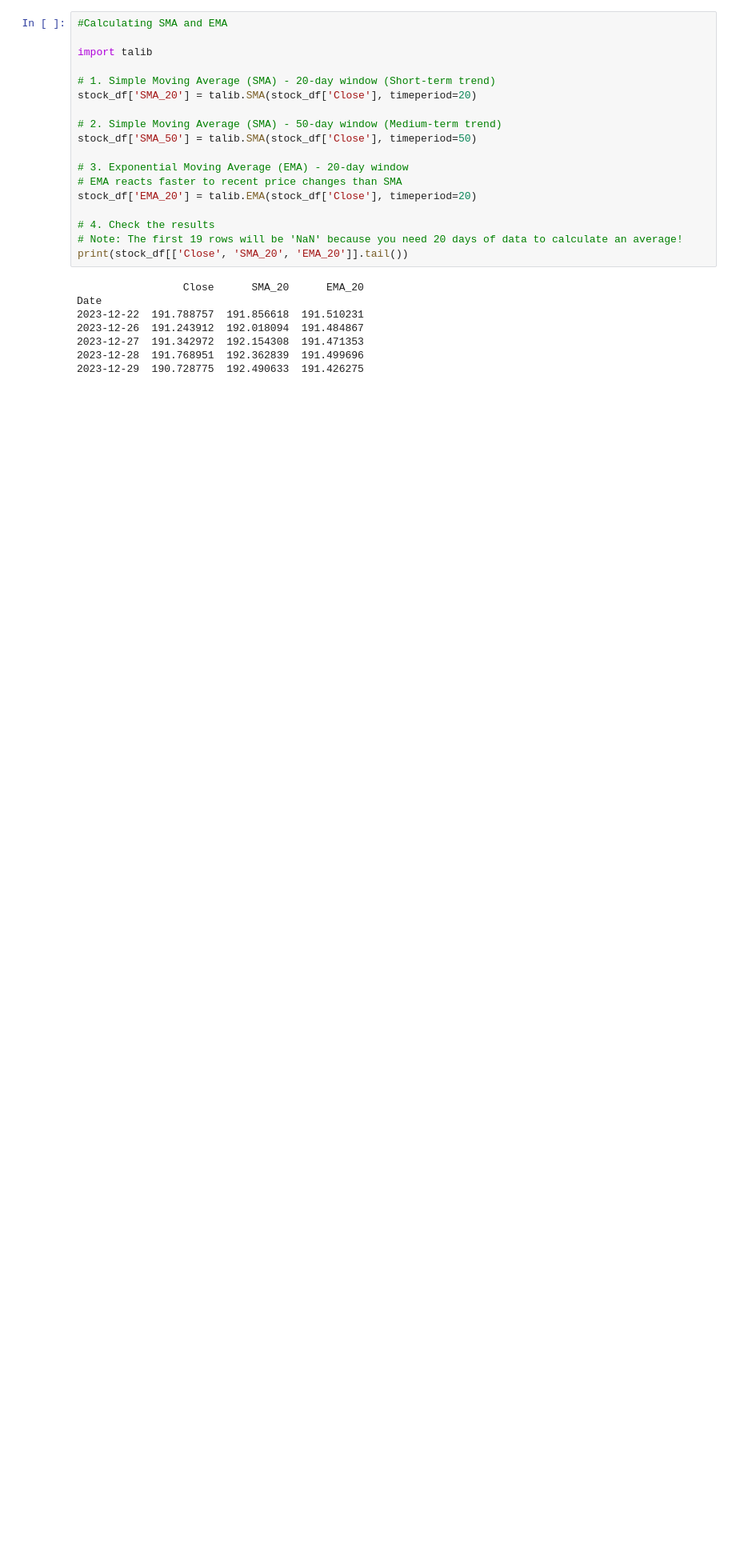
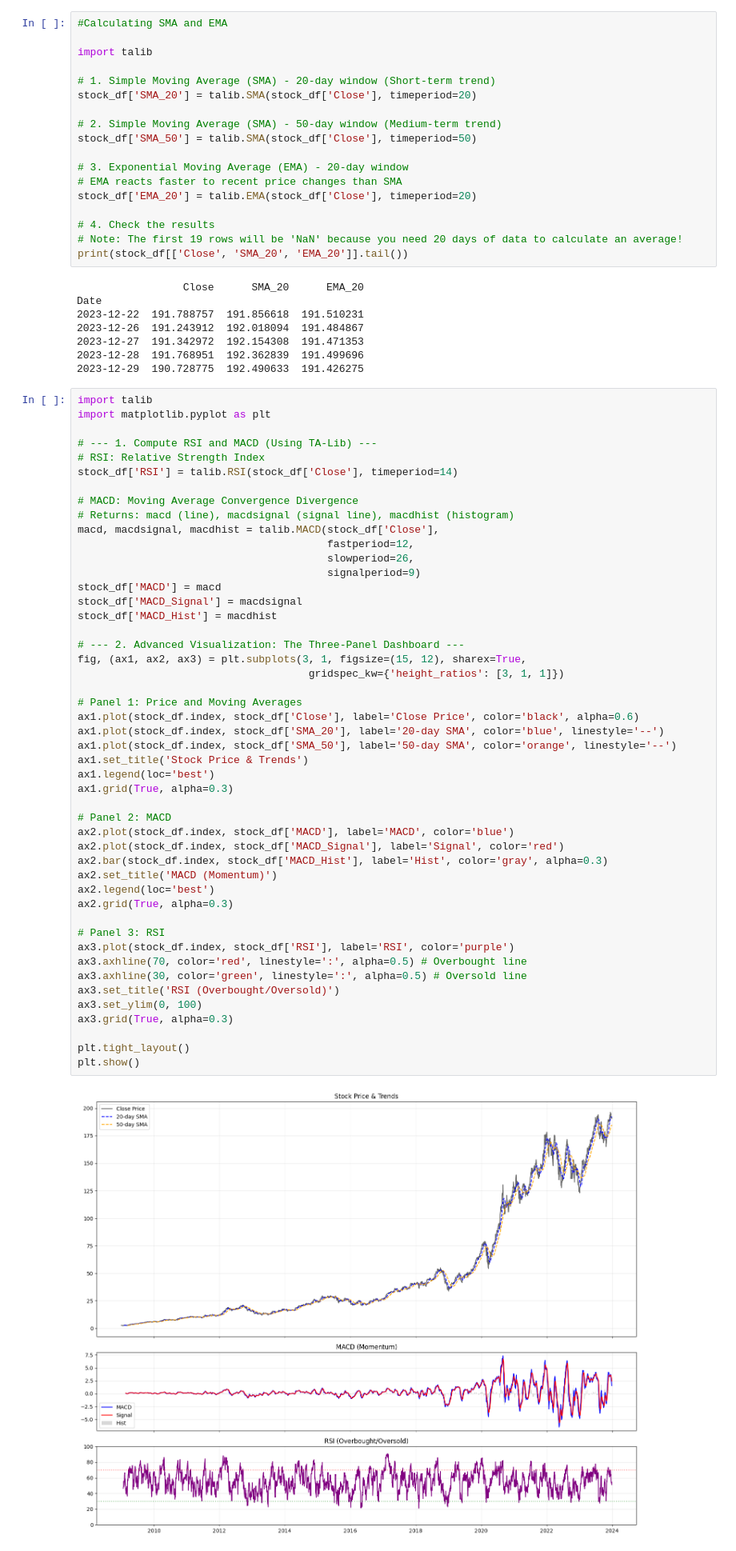
Before and after one commit to Sifen1995/news-sentiment-analysis, a Jupyter notebook: notebooks/task-2.ipynb, the cells around one changed output. Shown at 80% size. Drawn from its saved outputs; the diff is of its cells as text; blank space fills up the shorter version.

```diff
--- a/notebooks/task-2.ipynb
+++ b/notebooks/task-2.ipynb
@@ -51,3 +51,53 @@ Date
 2023-12-27  191.342972  192.154308  191.471353
 2023-12-28  191.768951  192.362839  191.499696
 2023-12-29  190.728775  192.490633  191.426275
+# %%
+import talib
+import matplotlib.pyplot as plt
+
+# --- 1. Compute RSI and MACD (Using TA-Lib) ---
+# RSI: Relative Strength Index
+stock_df['RSI'] = talib.RSI(stock_df['Close'], timeperiod=14)
+
+# MACD: Moving Average Convergence Divergence
+# Returns: macd (line), macdsignal (signal line), macdhist (histogram)
+macd, macdsignal, macdhist = talib.MACD(stock_df['Close'],
+                                        fastperiod=12,
+                                        slowperiod=26,
+                                        signalperiod=9)
+stock_df['MACD'] = macd
+stock_df['MACD_Signal'] = macdsignal
+stock_df['MACD_Hist'] = macdhist
+
+# --- 2. Advanced Visualization: The Three-Panel Dashboard ---
+fig, (ax1, ax2, ax3) = plt.subplots(3, 1, figsize=(15, 12), sharex=True,
+                                     gridspec_kw={'height_ratios': [3, 1, 1]})
+
+# Panel 1: Price and Moving Averages
+ax1.plot(stock_df.index, stock_df['Close'], label='Close Price', color='black', alpha=0.6)
+ax1.plot(stock_df.index, stock_df['SMA_20'], label='20-day SMA', color='blue', linestyle='--')
+ax1.plot(stock_df.index, stock_df['SMA_50'], label='50-day SMA', color='orange', linestyle='--')
+ax1.set_title('Stock Price & Trends')
+ax1.legend(loc='best')
+ax1.grid(True, alpha=0.3)
+
+# Panel 2: MACD
+ax2.plot(stock_df.index, stock_df['MACD'], label='MACD', color='blue')
+ax2.plot(stock_df.index, stock_df['MACD_Signal'], label='Signal', color='red')
+ax2.bar(stock_df.index, stock_df['MACD_Hist'], label='Hist', color='gray', alpha=0.3)
+ax2.set_title('MACD (Momentum)')
+ax2.legend(loc='best')
+ax2.grid(True, alpha=0.3)
+
+# Panel 3: RSI
+ax3.plot(stock_df.index, stock_df['RSI'], label='RSI', color='purple')
+ax3.axhline(70, color='red', linestyle=':', alpha=0.5) # Overbought line
+ax3.axhline(30, color='green', linestyle=':', alpha=0.5) # Oversold line
+ax3.set_title('RSI (Overbought/Oversold)')
+ax3.set_ylim(0, 100)
+ax3.grid(True, alpha=0.3)
+
+plt.tight_layout()
+plt.show()
+# %% [output]
+[figure, added]
```
